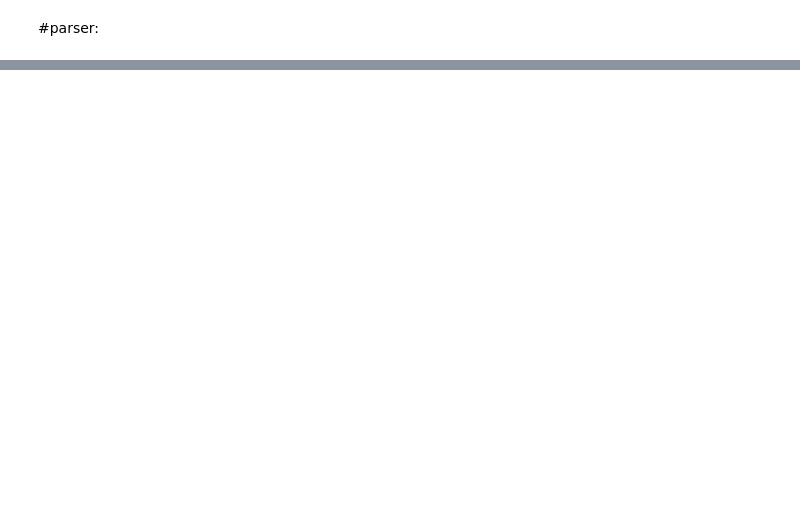
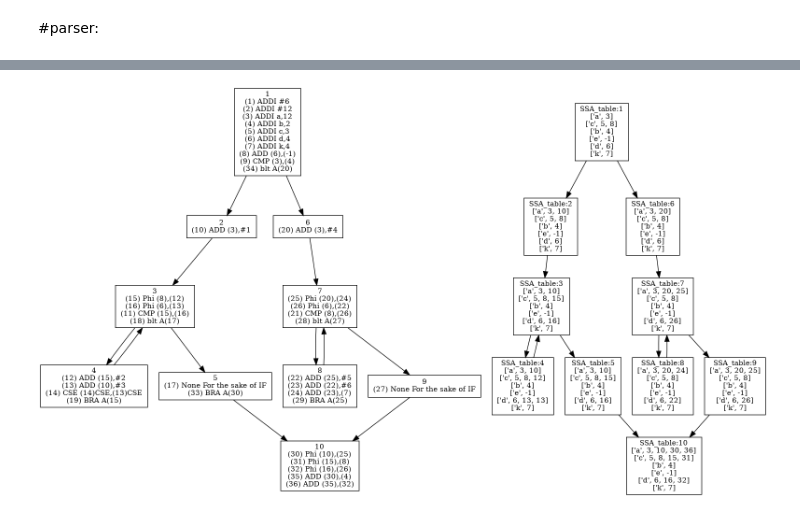
Before and after one commit to amatii/compiler, a Jupyter notebook: parser_SSA-refactor-newSSA.ipynb, the cells around one changed output, grey strips where cells are left out. Saved outputs shown, nothing was run; the diff lists cells and outputs as text; code cells hidden in the pictures; blank space fills up the shorter version.

```diff
--- a/parser_SSA-refactor-newSSA.ipynb
+++ b/parser_SSA-refactor-newSSA.ipynb
@@ -234,3 +324,7 @@ Image(filename='graph.png')
+# %%
+Image(filename='graph_after_cse.png')
+# %% [output]
+[figure, added]
 # %%
 Image(filename='graph_live.png')
 # %% [output]
```
Also changed, not shown: parts of 7 cells of this notebook, 5 other files.
